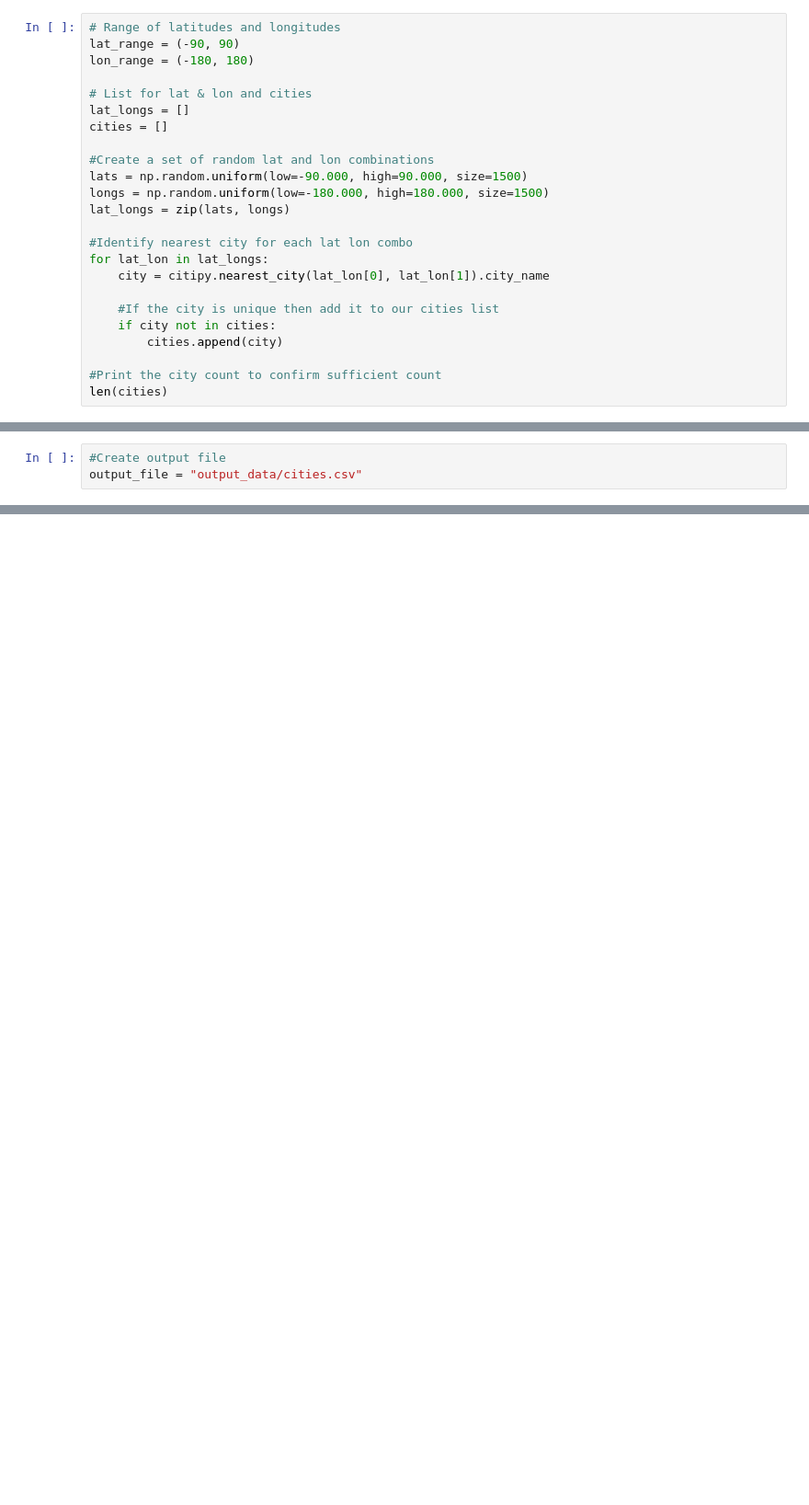
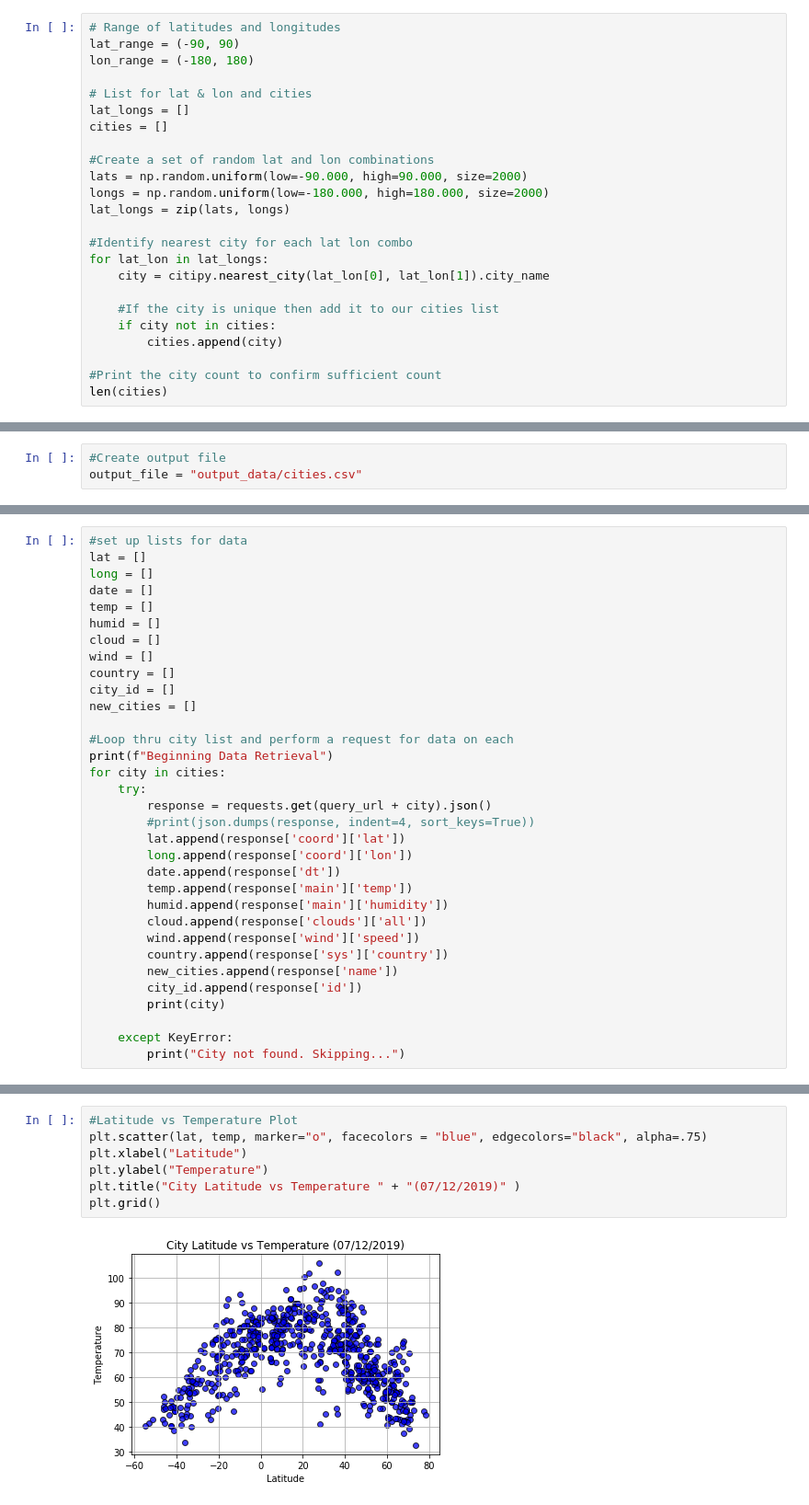
Before and after one commit to claridyd/WeatherPyHomework, a Jupyter notebook: WeatherPy.ipynb, the cells around one changed output, grey strips where cells are left out. Shown: that part at 92% size. Cells and saved outputs as stored; diff of their text form; blank space fills up the shorter version.

Commit message:
after first scatter

```diff
--- a/WeatherPy.ipynb
+++ b/WeatherPy.ipynb
@@ -20,8 +23,8 @@ lat_longs = []
 cities = []
 
 #Create a set of random lat and lon combinations
-lats = np.random.uniform(low=-90.000, high=90.000, size=1500)
-longs = np.random.uniform(low=-180.000, high=180.000, size=1500)
+lats = np.random.uniform(low=-90.000, high=90.000, size=2000)
+longs = np.random.uniform(low=-180.000, high=180.000, size=2000)
 lat_longs = zip(lats, longs)
 
 #Identify nearest city for each lat lon combo
@@ -55,0 +51,33 @@ url = "http://api.openweathermap.org/data/2.5/weather?"
+# %%
+#set up lists for data
+lat = []
+long = []
+date = []
+temp = []
+humid = []
+cloud = []
+wind = []
+country = []
+city_id = []
+new_cities = []
+
+#Loop thru city list and perform a request for data on each
+print(f"Beginning Data Retrieval")
+for city in cities:
+    try:
+        response = requests.get(query_url + city).json()
+        #print(json.dumps(response, indent=4, sort_keys=True))
+        lat.append(response['coord']['lat'])
+        long.append(response['coord']['lon'])
+        date.append(response['dt'])
+        temp.append(response['main']['temp'])
+        humid.append(response['main']['humidity'])
+        cloud.append(response['clouds']['all'])
+        wind.append(response['wind']['speed'])
+        country.append(response['sys']['country'])
+        new_cities.append(response['name'])
+        city_id.append(response['id'])
+        print(city)
+
+    except KeyError:
+        print("City not found. Skipping...")
@@ -55,0 +148,9 @@ url = "http://api.openweathermap.org/data/2.5/weather?"
+# %%
+#Latitude vs Temperature Plot
+plt.scatter(lat, temp, marker="o", facecolors = "blue", edgecolors="black", alpha=.75)
+plt.xlabel("Latitude")
+plt.ylabel("Temperature")
+plt.title("City Latitude vs Temperature " + "(07/12/2019)" )
+plt.grid()
+# %% [output]
+[figure, added]
```
Also changed, not shown: parts of 11 cells of this notebook, 2 other files.
